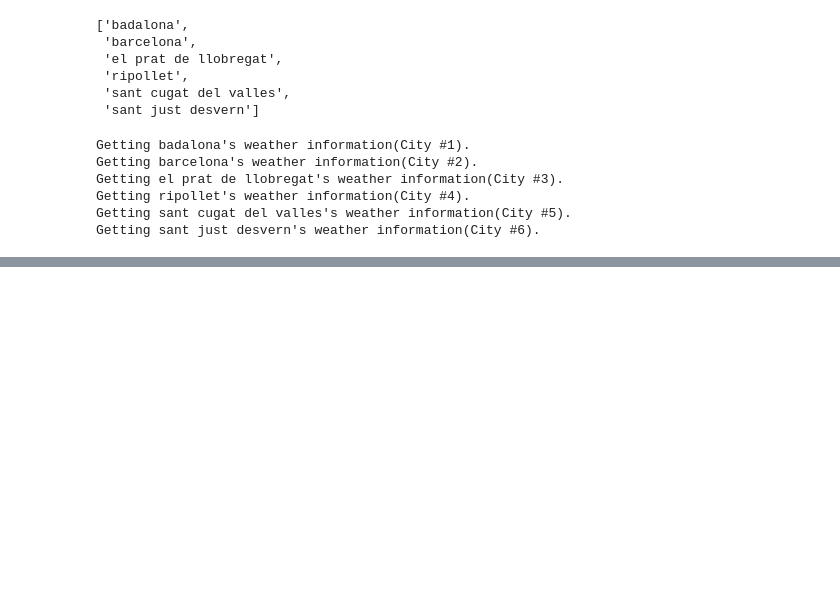
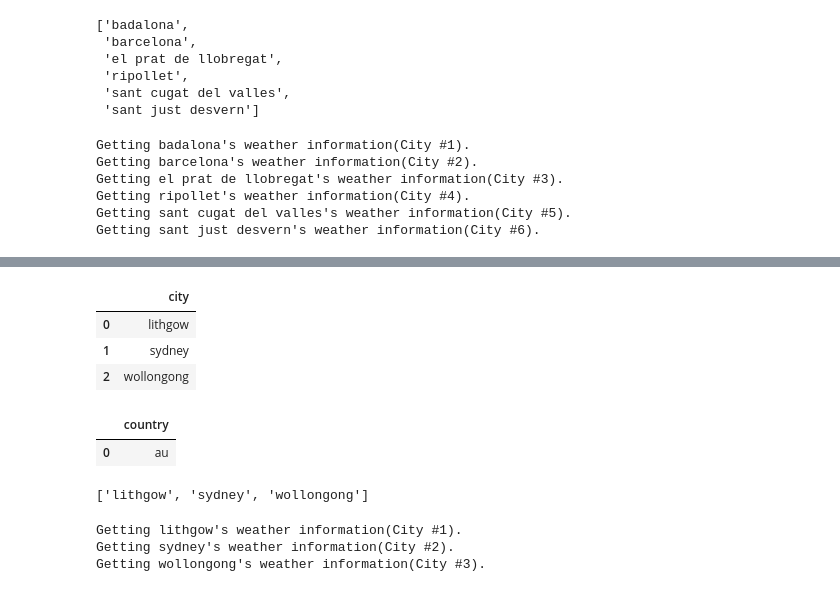
Before and after one commit to jonrsmart/ETL-Project, a Jupyter notebook: Weather.ipynb, the cells around one changed output, grey strips where cells are left out. Saved outputs shown, nothing was run; the diff lists cells and outputs as text; code cells hidden in the pictures; blank space fills up the shorter version.

Commit message:
Country code used to find correct weather for all places.

```diff
--- a/Weather.ipynb
+++ b/Weather.ipynb
@@ -350,0 +363,3 @@ sydney['city'] = sydney.apply(lambda row: citipy.nearest_city(row.latitude, row.
+# %%
+#Using the citipy package to find the nearest city to the lat and long provided
+sydney['country'] = sydney.apply(lambda row: citipy.nearest_city(row.latitude, row.longitude).country_code, axis = 1)
@@ -357,6 +384,21 @@ sydney_cities = sydney[['city']].groupby(['city'])
 sydney_cities_df = sydney_cities.sum()
 sydney_cities_df.reset_index(level=0, inplace=True)
 sydney_cities_df
+# %% [output]
+|  | city |
+| 0 | lithgow |
+| 1 | sydney |
+| 2 | wollongong |
+# %%
+#Grouping by city to remove duplicates
+
+sydney_countries = sydney[['country']].groupby(['country'])
+sydney_countries_df = sydney_countries.sum()
+sydney_countries_df.reset_index(level=0, inplace=True)
+sydney_countries_df
+# %% [output]
+|  | country |
+| 0 | au |
 # %%
 #Transforming our city series into a city list to use with the api
 
@@ -364,3 +406,5 @@ sy_city = sydney_cities_df['city']
 sy_city
 cities = sy_city.values.tolist()
 cities
+# %% [output]
+['lithgow', 'sydney', 'wollongong']
@@ -380,7 +430,7 @@ max_temp = []
 humidity = []
 cloudiness = []
 wind_speed = []
-country = []
+country_list = []
 
 for city in cities:
 
@@ -388,7 +438,7 @@ for city in cities:
     city_no = cities.index(city) + 1
 
     try:
-        query_url = f"{url}appid={weather_api_key}&q={city}&units={units}"
+        query_url = f"{url}appid={weather_api_key}&q={city},{country}&units={units}"
 
 
 
@@ -404,10 +454,14 @@ for city in cities:
         humidity.append(weather_json["main"]["humidity"])
         cloudiness.append(weather_json["clouds"]["all"])
         wind_speed.append(weather_json["wind"]["speed"])
-        country.append(weather_json["sys"]["country"])
+        country_list.append(weather_json["sys"]["country"])
 
         print(f"Getting {city}\'s weather information(City #{city_no})." )
     except KeyError:
         print(f"Can't find {city} (City #{city_no}) .")
+# %% [output]
+Getting lithgow's weather information(City #1).
+Getting sydney's weather information(City #2).
+Getting wollongong's weather information(City #3).
 # %%
 #Putting city results into a dictionary
```
Also changed, not shown: parts of 25 cells of this notebook, 1 other file.
